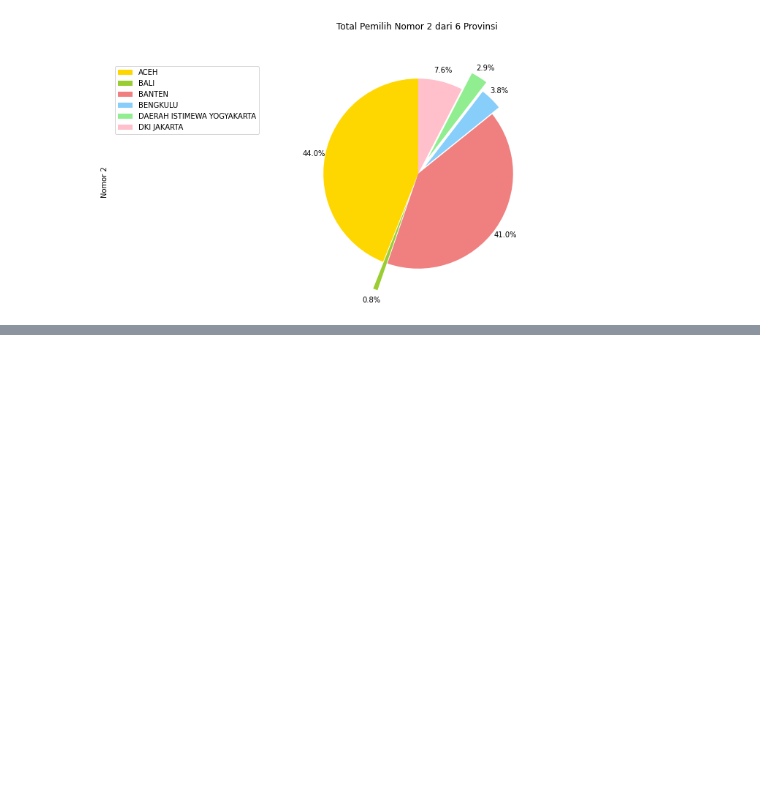
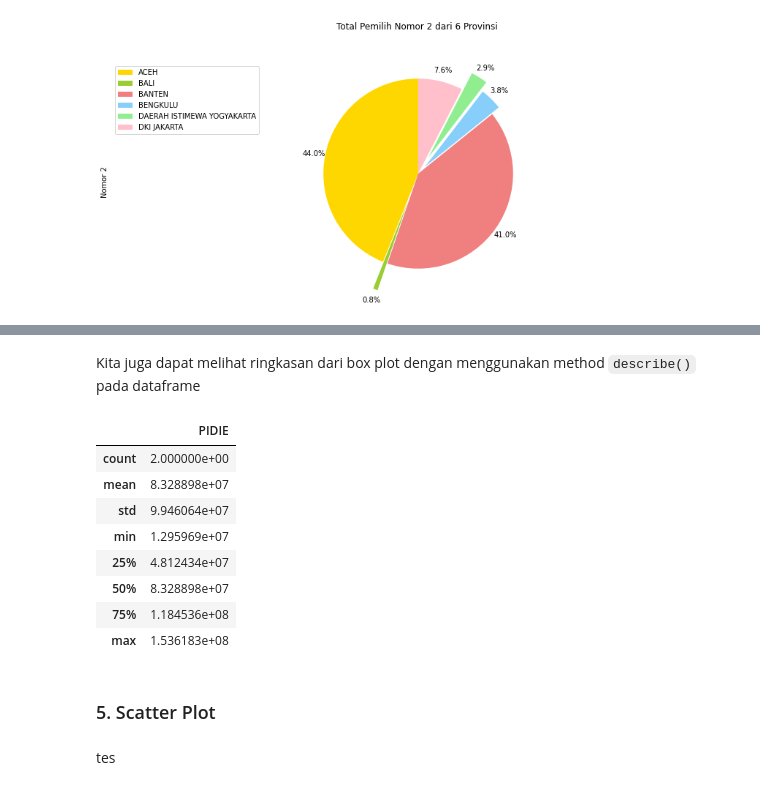
Before and after one commit to daffa1134/Praktikum-VisDat, a Jupyter notebook: 2008107010013_Daffa_Mudhaffar_Tugas_3.ipynb, the cells around one changed output, grey strips where cells are left out. Saved outputs shown, nothing was run; the diff lists cells and outputs as text; code cells hidden in the pictures; blank space fills up the shorter version.

```diff
--- a/2008107010013_Daffa_Mudhaffar_Tugas_3.ipynb
+++ b/2008107010013_Daffa_Mudhaffar_Tugas_3.ipynb
@@ -252,0 +281,18 @@ plt.show()
+# %% [markdown]
+Kita juga dapat melihat ringkasan dari box plot dengan menggunakan method `describe()` pada dataframe
+# %%
+df_Pidie.describe()
+# %% [output]
+|  | PIDIE |
+| count | 2.000000e+00 |
+| mean | 8.328898e+07 |
+| std | 9.946064e+07 |
+| min | 1.295969e+07 |
+| 25% | 4.812434e+07 |
+| 50% | 8.328898e+07 |
+| 75% | 1.184536e+08 |
+| max | 1.536183e+08 |
+# %% [markdown]
+### 5. Scatter Plot
+# %% [markdown]
+tes
```
Also changed, not shown: parts of 14 cells of this notebook.
